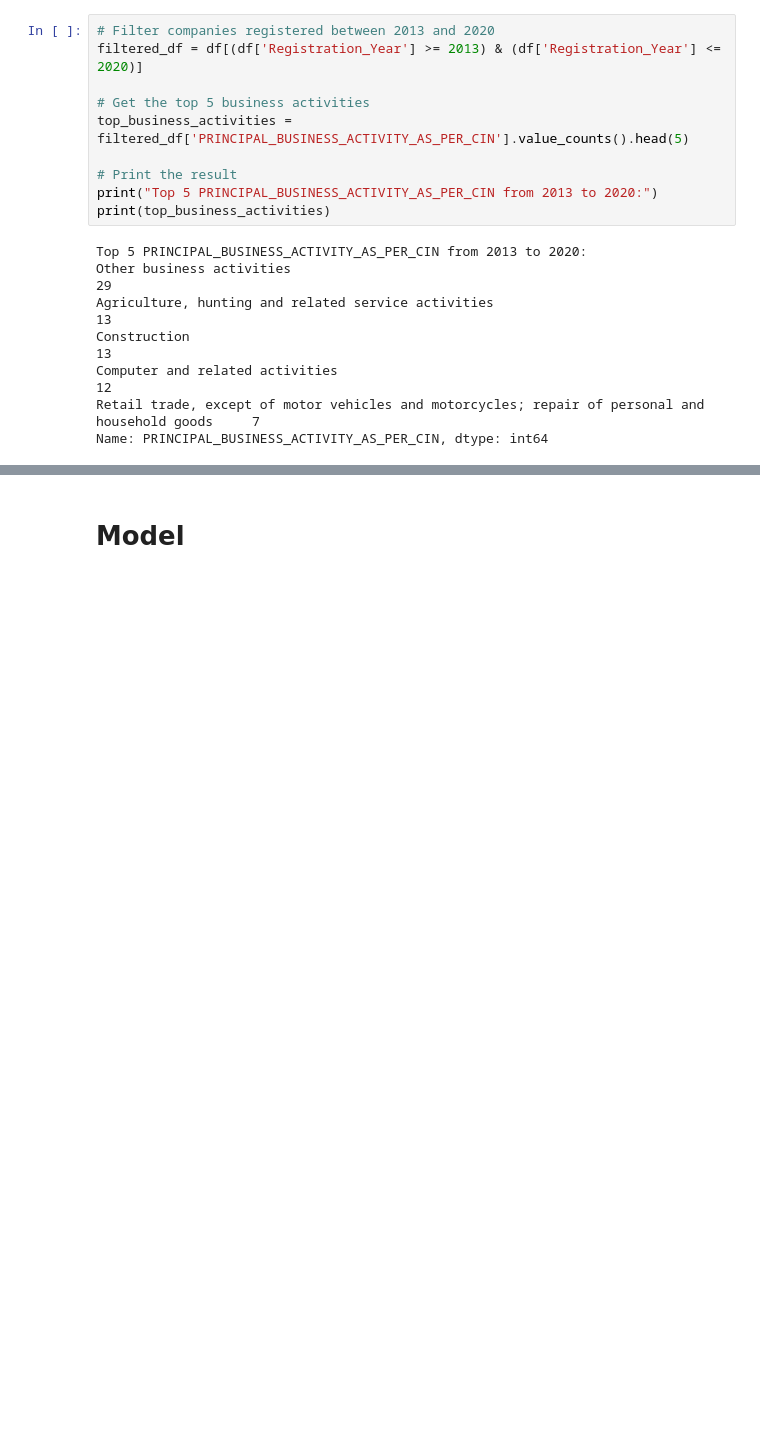
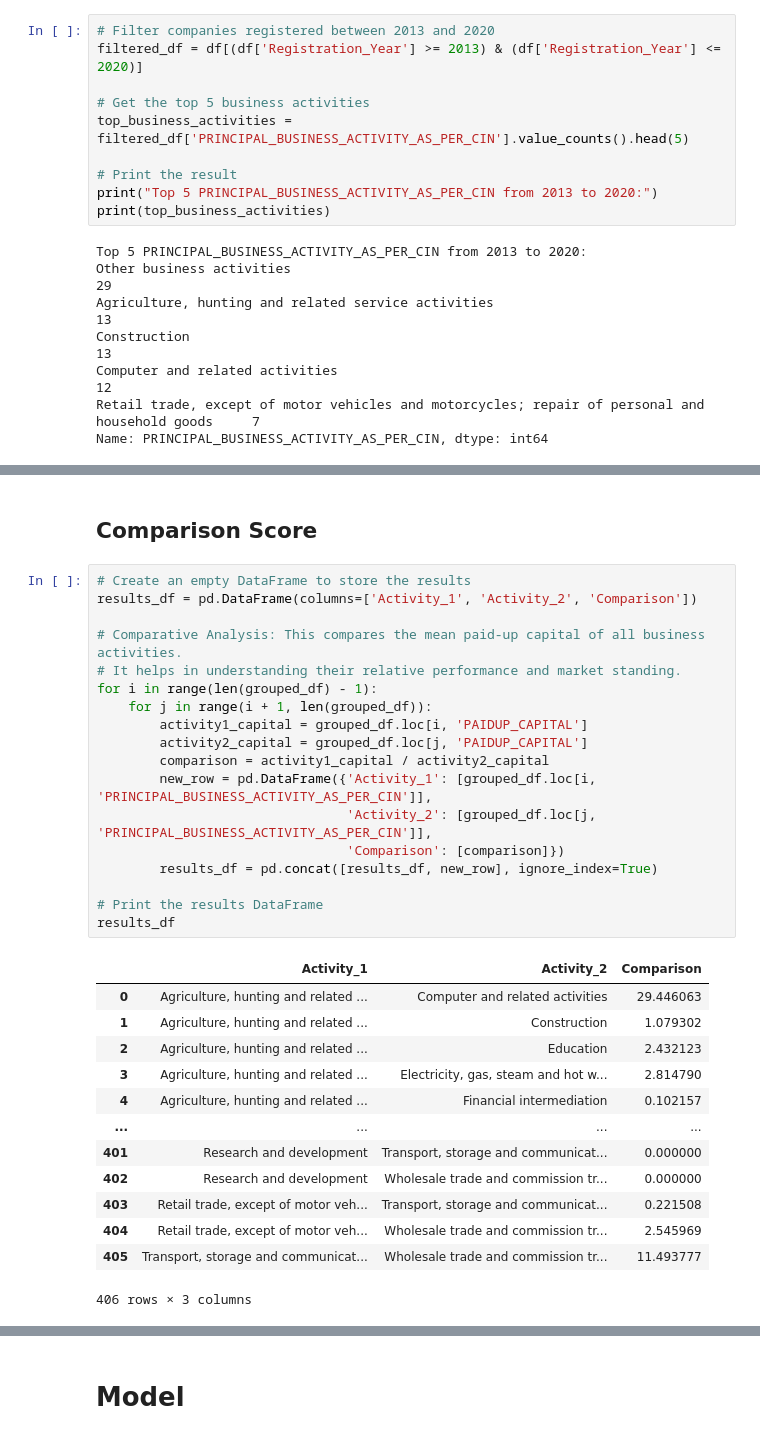
Before and after one commit to Soumiksb06/Statewise-business-comparison-and-forecast, a Jupyter notebook: MZ_Companies.ipynb, the cells around one changed output, grey strips where cells are left out. Drawn from its saved outputs; the diff is of its cells as text; blank space fills up the shorter version.

```diff
--- a/MZ_Companies.ipynb
+++ b/MZ_Companies.ipynb
@@ -181,0 +214,34 @@ Name: PRINCIPAL_BUSINESS_ACTIVITY_AS_PER_CIN, dtype: int64
+# %% [markdown]
+## Comparison Score
+# %%
+# Create an empty DataFrame to store the results
+results_df = pd.DataFrame(columns=['Activity_1', 'Activity_2', 'Comparison'])
+
+# Comparative Analysis: This compares the mean paid-up capital of all business activities.
+# It helps in understanding their relative performance and market standing.
+for i in range(len(grouped_df) - 1):
+    for j in range(i + 1, len(grouped_df)):
+        activity1_capital = grouped_df.loc[i, 'PAIDUP_CAPITAL']
+        activity2_capital = grouped_df.loc[j, 'PAIDUP_CAPITAL']
+        comparison = activity1_capital / activity2_capital
+        new_row = pd.DataFrame({'Activity_1': [grouped_df.loc[i, 'PRINCIPAL_BUSINESS_ACTIVITY_AS_PER_CIN']],
+                                'Activity_2': [grouped_df.loc[j, 'PRINCIPAL_BUSINESS_ACTIVITY_AS_PER_CIN']],
+                                'Comparison': [comparison]})
+        results_df = pd.concat([results_df, new_row], ignore_index=True)
+
+# Print the results DataFrame
+results_df
+# %% [output]
+|  | Activity_1 | Activity_2 | Comparison |
+| 0 | Agriculture, hunting and related ... | Computer and related activities | 29.446063 |
+| 1 | Agriculture, hunting and related ... | Construction | 1.079302 |
+| 2 | Agriculture, hunting and related ... | Education | 2.432123 |
+| 3 | Agriculture, hunting and related ... | Electricity, gas, steam and hot w... | 2.814790 |
+| 4 | Agriculture, hunting and related ... | Financial intermediation | 0.102157 |
+| ... | ... | ... | ... |
+| 401 | Research and development | Transport, storage and communicat... | 0.000000 |
+| 402 | Research and development | Wholesale trade and commission tr... | 0.000000 |
+| 403 | Retail trade, except of motor veh... | Transport, storage and communicat... | 0.221508 |
+| 404 | Retail trade, except of motor veh... | Wholesale trade and commission tr... | 2.545969 |
+| 405 | Transport, storage and communicat... | Wholesale trade and commission tr... | 11.493777 |
+406 rows × 3 columns
```
Also changed, not shown: parts of 6 cells of this notebook.
